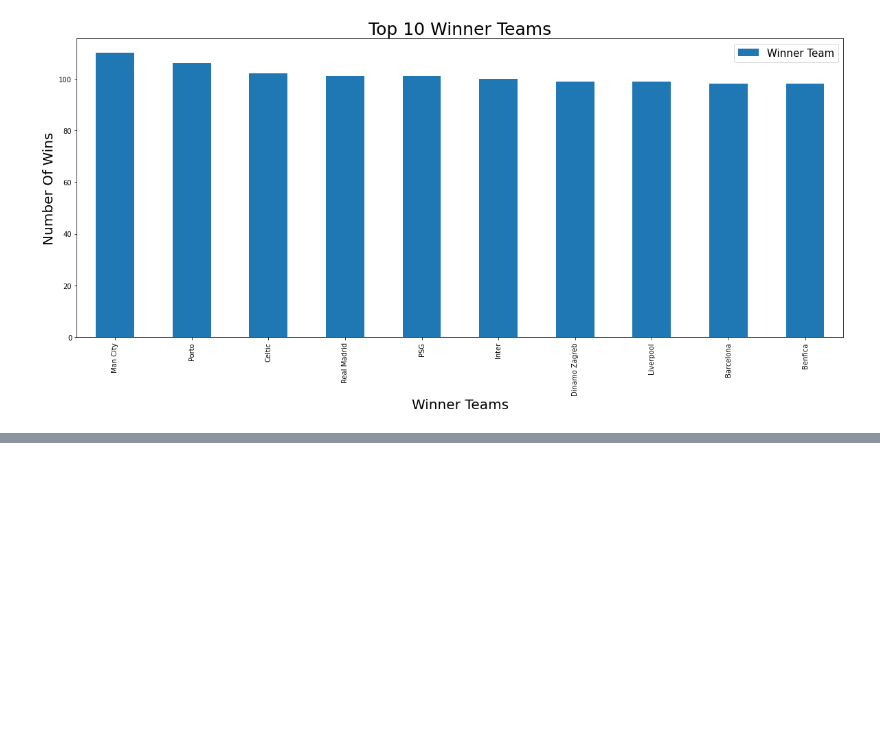
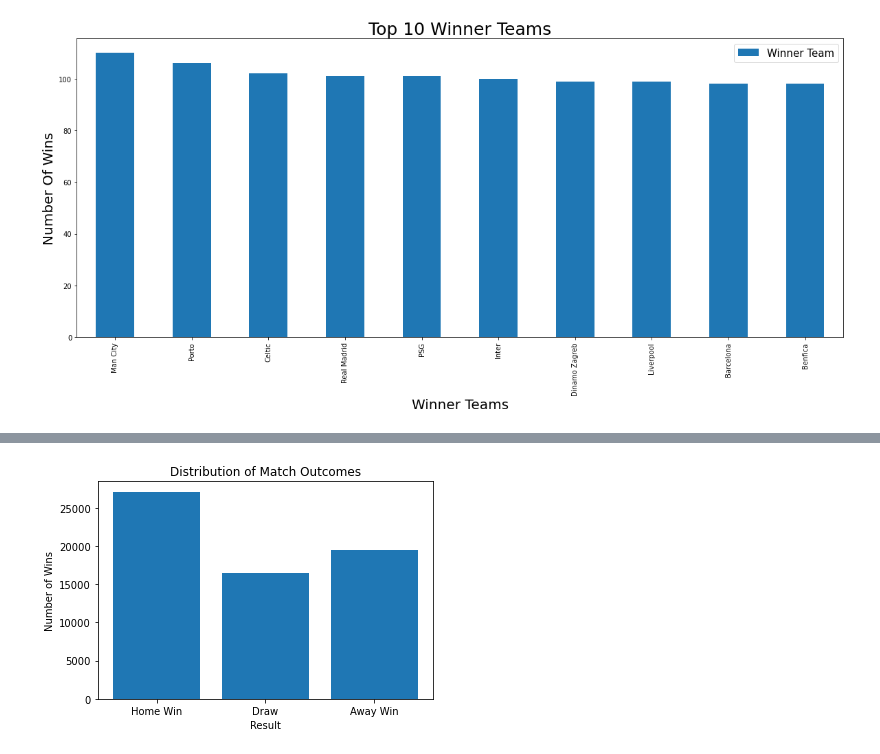
Before and after one commit to MuhammadAhmed3092/Data-Science-Projects, a Jupyter notebook: Football Leagues Analysis using EDA.ipynb, the cells around one changed output, grey strips where cells are left out. Drawn from its saved outputs; the diff is of its cells as text; code cells hidden in the pictures; blank space fills up the shorter version.

```diff
--- a/Football Leagues Analysis using EDA.ipynb
+++ b/Football Leagues Analysis using EDA.ipynb
@@ -210,0 +224,10 @@ plt.show()
+# %%
+outcomes = ['Home Wins','Draw','Away Wins']
+counts = [df['Winner'].value_counts()['H'], df['Winner'].value_counts()['D'], df['Winner'].value_counts()['A']]
+plt.title("Distribution of Match Outcomes")
+plt.bar(wins,counts)
+plt.xlabel("Result")
+plt.ylabel("Number of Wins")
+plt.show()
+# %% [output]
+[figure, added]
```
Also changed, not shown: parts of 4 cells of this notebook.
